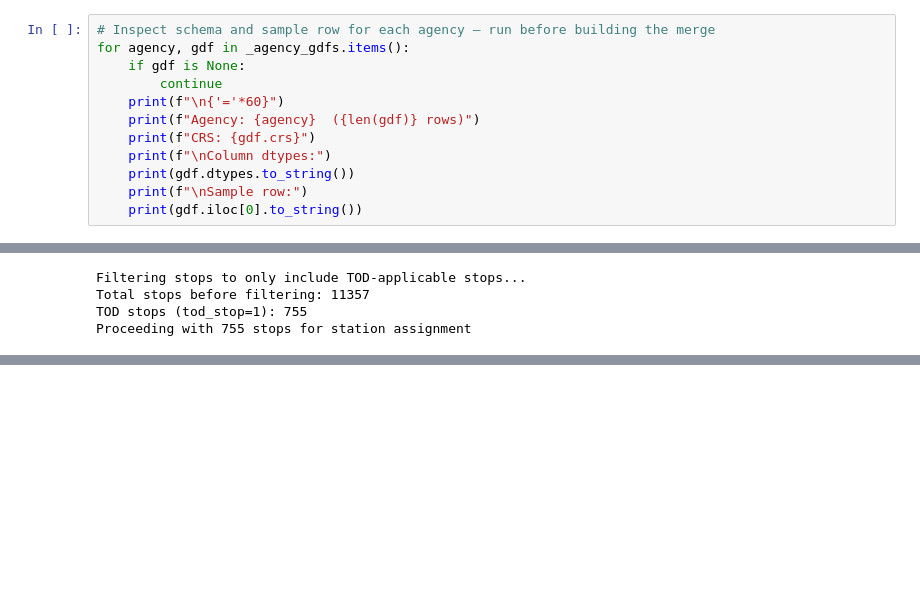
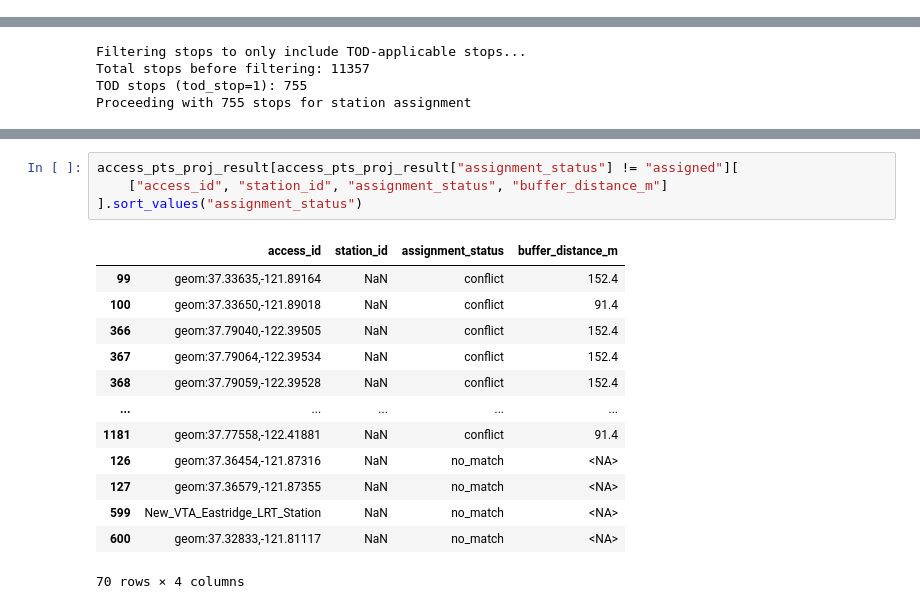
Before and after one commit to BayAreaMetro/Spatial-Analysis-Mapping-Projects, a Jupyter notebook: Project-Documentation/SB79-Transit-Oriented-Development-Upzoning/2_tod_stop_and_access_assignment.ipynb, the cells around one changed output, grey strips where cells are left out. Saved outputs shown, nothing was run; the diff lists cells and outputs as text; blank space fills up the shorter version.

```diff
--- a/Project-Documentation/SB79-Transit-Oriented-Development-Upzoning/2_tod_stop_and_access_assignment.ipynb
+++ b/Project-Documentation/SB79-Transit-Oriented-Development-Upzoning/2_tod_stop_and_access_assignment.ipynb
@@ -81,15 +89,3 @@ CT: 260 rows | CRS: EPSG:4326 | columns: ['stop_id', 'stop_name', 'stop_code', '
 AC: 92 rows | CRS: EPSG:4326 | columns: ['access_id', 'station_id', 'acces_poin', 'location_t', 'stop_lat', 'stop_lon', 'stop_name', 'geometry']
 SC: 239 rows | CRS: EPSG:4326 | columns: ['stop_id', 'stop_name', 'stop_code', 'stop_desc', 'stop_lat', 'stop_lon', 'zone_id', 'location_t', 'parent_sta', 'level_id', 'route_info', 'vta_comm', 'geomet ...
 SF: 603 rows | CRS: EPSG:3857 | columns: ['stop_id_12', 'stop_name_', 'stop_code', 'stop_desc', 'stop_lat', 'stop_lon', 'zone_id', 'stop_url', 'tts_stop_n', 'platform_c', 'location_t', 'parent_sta', ' ...
-# %%
-# Inspect schema and sample row for each agency — run before building the merge
-for agency, gdf in _agency_gdfs.items():
-    if gdf is None:
-        continue
-    print(f"\n{'='*60}")
-    print(f"Agency: {agency}  ({len(gdf)} rows)")
-    print(f"CRS: {gdf.crs}")
-    print(f"\nColumn dtypes:")
-    print(gdf.dtypes.to_string())
-    print(f"\nSample row:")
-    print(gdf.iloc[0].to_string())
@@ -595,0 +680,18 @@ New conflicts: 14
+# %%
+access_pts_proj_result[access_pts_proj_result["assignment_status"] != "assigned"][
+    ["access_id", "station_id", "assignment_status", "buffer_distance_m"]
+].sort_values("assignment_status")
+# %% [output]
+|  | access_id | station_id | assignment_status | buffer_distance_m |
+| 99 | geom:37.33635,-121.89164 | NaN | conflict | 152.4 |
+| 100 | geom:37.33650,-121.89018 | NaN | conflict | 91.4 |
+| 366 | geom:37.79040,-122.39505 | NaN | conflict | 152.4 |
+| 367 | geom:37.79064,-122.39534 | NaN | conflict | 152.4 |
+| 368 | geom:37.79059,-122.39528 | NaN | conflict | 152.4 |
+| ... | ... | ... | ... | ... |
+| 1181 | geom:37.77558,-122.41881 | NaN | conflict | 91.4 |
+| 126 | geom:37.36454,-121.87316 | NaN | no_match | <NA> |
+| 127 | geom:37.36579,-121.87355 | NaN | no_match | <NA> |
+| 599 | New_VTA_Eastridge_LRT_Station | NaN | no_match | <NA> |
+| 600 | geom:37.32833,-121.81117 | NaN | no_match | <NA> |
+70 rows × 4 columns
```
Also changed, not shown: parts of 15 cells of this notebook, 3 other files.
